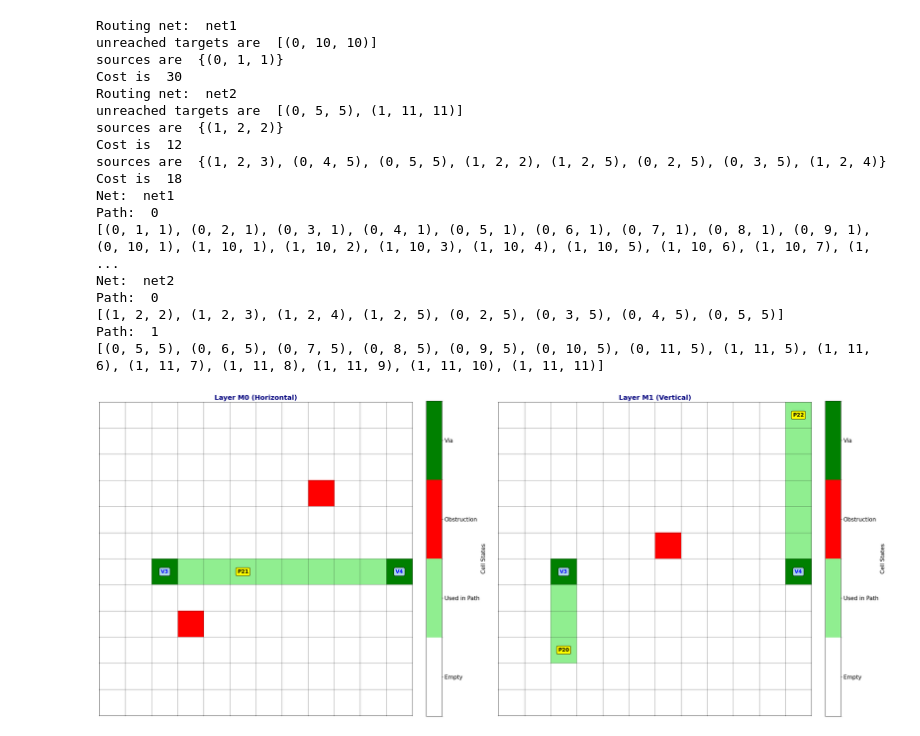
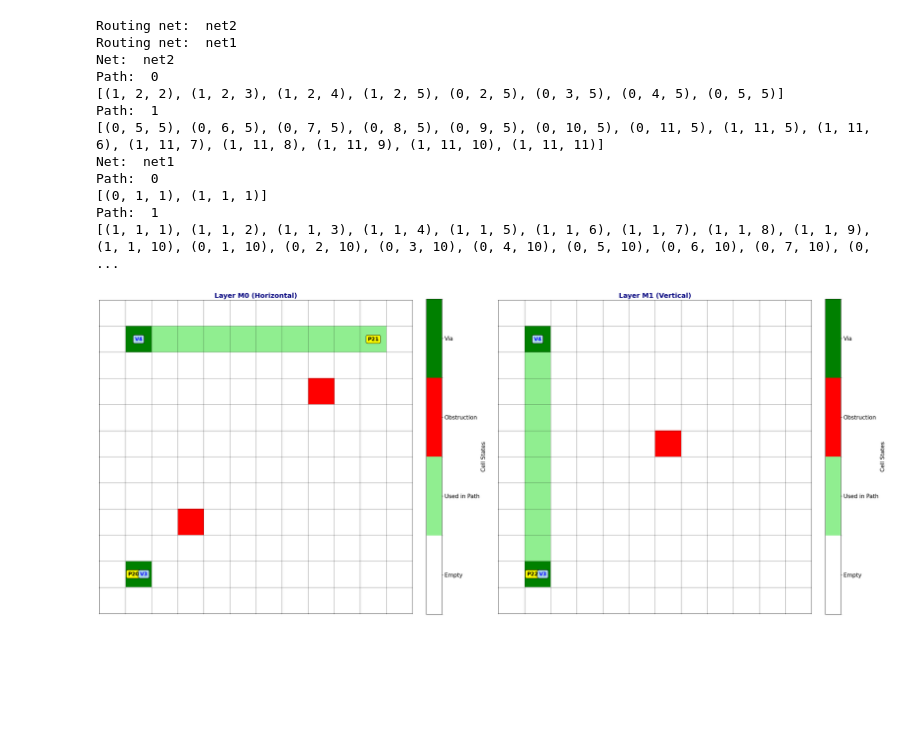
Before and after one commit to mohanadabouserie/Maze-Router-Group-1, a Jupyter notebook: Code.ipynb, the cells around one changed output. Saved outputs shown, nothing was run; the diff lists cells and outputs as text; code cells hidden in the pictures; blank space fills up the shorter version.

Commit message:
Added the heuristic of nets order

```diff
--- a/Code.ipynb
+++ b/Code.ipynb
@@ -252,9 +252,51 @@ def visualize_3d_grid_matplotlib(net=None, path=None):
     plt.show()
 
 
-def order_nets_by_pins(nets):
-    # Sort nets by the number of pins (ascending order)
-    return sorted(nets.items(), key=lambda x: len(x[1]))
+def order_nets_advanced(nets):
+    global grid, grid_dimensions, obstructions, bend_penalty, via_penalty
+    def calculate_manhattan_distance(pins):
+        if len(pins) < 2:
+            return 0
+        # Calculate the Manhattan distance between the furthest pins
+        distances = [
+            abs(pin1[1] - pin2[1]) + abs(pin1[2] - pin2[2])
+            for i, pin1 in enumerate(pins)
+            for pin2 in pins[i+1:]
+        ]
+        return max(distances)
+
+    def estimate_net_cost(pins):
+        total_cost = 0
+        for i in range(len(pins) - 1):
+            pin1, pin2 = pins[i], pins[i + 1]
+            manhattan_distance = abs(pin1[1] - pin2[1]) + abs(pin1[2] - pin2[2])
+            bends = abs(pin1[1] - pin2[1]) > 0 and abs(pin1[2] - pin2[2]) > 0
+            via = pin1[0] != pin2[0]
+
+            # Add penalties for bends and vias
+            total_cost += manhattan_distance
+            if bends:
+                total_cost += bend_penalty
+            if via:
+                total_cost += via_penalty
+
+            # Add cost if passing through obstacles
+            for x in range(min(pin1[1], pin2[1]), max(pin1[1], pin2[1]) + 1):
+                for y in range(min(pin1[2], pin2[2]), max(pin1[2], pin2[2]) + 1):
+                    if (pin1[0], x, y) in obstructions or (pin2[0], x, y) in obstructions:
+                        total_cost += 100  # Arbitrary high penalty for obstacles
+        return total_cost
+
+    def net_priority(net):
+        name, pins = net
+        manhattan_distance = calculate_manhattan_distance(pins)
+        pin_count = len(pins)
+        estimated_cost = estimate_net_cost(pins)
+        # Lower cost is higher priority; sort by cost, distance, and pin count
+        return (estimated_cost, -manhattan_distance, -pin_count)
+
+    return sorted(nets.items(), key=net_priority)
+
 
 def find_path(grid, sources, targets, bend_penalty, via_penalty,visited_num):
     global num_vias
@@ -390,7 +432,6 @@ def find_path(grid, sources, targets, bend_penalty, via_penalty,visited_num):
         else:
             grid[target[0]][target[1]][target[2]]['via'] = False  # No transition at the last cell
 
-        print("Cost is ",cost)
         return (best_path[::-1], target)
 
     # If we reach here, the target is unreachable
@@ -399,7 +440,7 @@ def find_path(grid, sources, targets, bend_penalty, via_penalty,visited_num):
 
 def route_nets(grid, nets, bend_penalty, via_penalty):
     # Order nets by heuristic
-    ordered_nets = order_nets_by_pins(nets)
+    ordered_nets = order_nets_advanced(nets)
 
     # Store results
     net_paths = {}
@@ -419,11 +460,9 @@ def route_nets(grid, nets, bend_penalty, via_penalty):
 
         pins_covered_map[pins[0]] = True  # Safe now to access pins[0]
         unreached_targets = [key for key, value in list(pins_covered_map.items())[1:] if not value]
-        print("unreached targets are ",unreached_targets)
         sources = set([pins[0]])
 
         while not all(pins_covered_map.values()):
-            print("sources are ",sources)
             path, target = find_path(grid, list(sources), unreached_targets, bend_penalty, via_penalty, 1)
             if target is None:
                 print("Warning: Target is unreachable for net ",net_name)
@@ -439,43 +478,37 @@ def route_nets(grid, nets, bend_penalty, via_penalty):
         net_num += 1
 
         # Store the path for the net
         net_paths[net_name] = paths
 
     return net_paths
 
 
 if __name__ == "__main__":
     input_file = "input.txt"  # Replace with your input file path
     parse_input_file(input_file)  # Parse the input file
     initialize_grid()  # Initialize the 3D grid
     # Route the nets
     routed_nets = route_nets(grid, nets, bend_penalty, via_penalty)
 
     # Print the routed paths
     for net_name, paths in routed_nets.items():
         print("Net: ", net_name)
         for i, path in enumerate(paths):
             print("Path: ", i)
             print(path)
 
     visualize_3d_grid_matplotlib(net=2)
 # %% [output]
+Routing net:  net2
 Routing net:  net1
-unreached targets are  [(0, 10, 10)]
-sources are  {(0, 1, 1)}
-Cost is  30
-Routing net:  net2
-unreached targets are  [(0, 5, 5), (1, 11, 11)]
-sources are  {(1, 2, 2)}
-Cost is  12
-sources are  {(1, 2, 3), (0, 4, 5), (0, 5, 5), (1, 2, 2), (1, 2, 5), (0, 2, 5), (0, 3, 5), (1, 2, 4)}
-Cost is  18
-Net:  net1
-Path:  0
-[(0, 1, 1), (0, 2, 1), (0, 3, 1), (0, 4, 1), (0, 5, 1), (0, 6, 1), (0, 7, 1), (0, 8, 1), (0, 9, 1), (0, 10, 1), (1, 10, 1), (1, 10, 2), (1, 10, 3), (1, 10, 4), (1, 10, 5), (1, 10, 6), (1, 10, 7), (1,  ...
 Net:  net2
 Path:  0
 [(1, 2, 2), (1, 2, 3), (1, 2, 4), (1, 2, 5), (0, 2, 5), (0, 3, 5), (0, 4, 5), (0, 5, 5)]
 Path:  1
 [(0, 5, 5), (0, 6, 5), (0, 7, 5), (0, 8, 5), (0, 9, 5), (0, 10, 5), (0, 11, 5), (1, 11, 5), (1, 11, 6), (1, 11, 7), (1, 11, 8), (1, 11, 9), (1, 11, 10), (1, 11, 11)]
+Net:  net1
+Path:  0
+[(0, 1, 1), (1, 1, 1)]
+Path:  1
+[(1, 1, 1), (1, 1, 2), (1, 1, 3), (1, 1, 4), (1, 1, 5), (1, 1, 6), (1, 1, 7), (1, 1, 8), (1, 1, 9), (1, 1, 10), (0, 1, 10), (0, 2, 10), (0, 3, 10), (0, 4, 10), (0, 5, 10), (0, 6, 10), (0, 7, 10), (0,  ...
-[figure, old version]
+[figure, new version]
```
Also changed, not shown: 1 other file.
